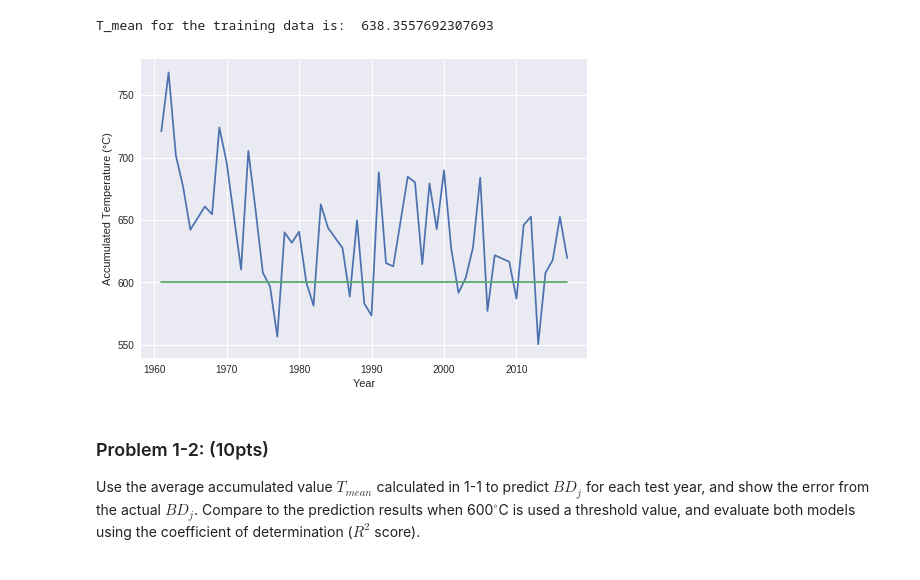
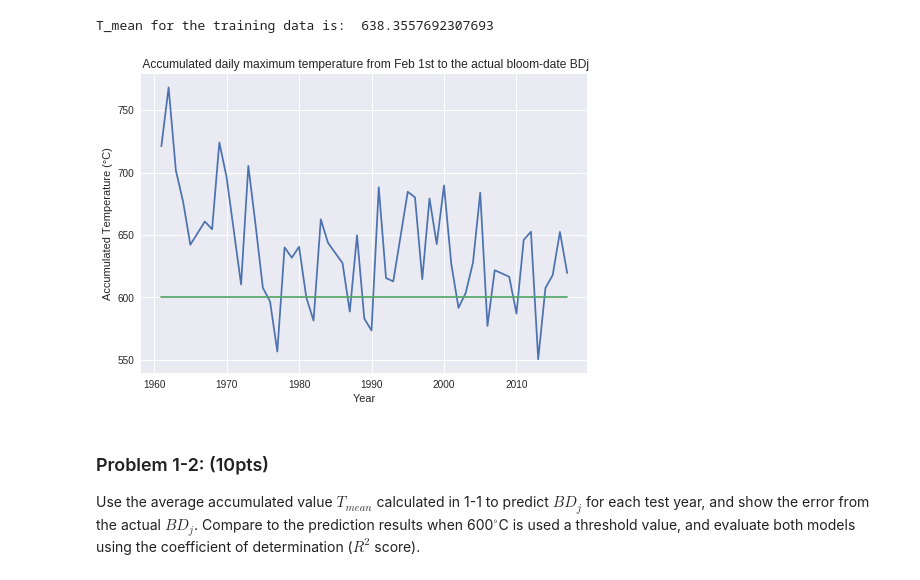
Before and after one commit to hoangloc0402/sakura-blossom, a Jupyter notebook: Exam(ENG).ipynb, the cells around one changed output. Saved outputs shown, nothing was run; the diff lists cells and outputs as text; code cells hidden in the pictures.

```diff
--- a/Exam(ENG).ipynb
+++ b/Exam(ENG).ipynb
@@ -113,4 +121,7 @@ tokyo_weather_columns = ["index", "year", "month", "date","Local average pressur
                          "Average temperature", "Highest temperature", "Lowest Temperature",
                          "Average humidity", "Minimum humidity", "Sunshine hours"]
 df_tokyo_weather.set_axis(tokyo_weather_columns, axis = "columns", inplace=True)
-df_tokyo_weather.iloc[0:5,]
+
+# Convert to Kelvin
+for index, row in df_tokyo_weather.iterrows():
+  df_tokyo_weather.loc[index, 'Average temperature K'] = row['Average temperature'] + 273.15
@@ -131,10 +149,10 @@ for idx, row in df_tokyo.iterrows():
         df_tokyo.loc[idx,'is blooming date'] = True
 # %%
 # Split the test and train data
-test_year = [1966, 1971, 1985, 1994, 2008]
-train_year = list(range(1961,2018))
-for year in test_year:
-    train_year.remove(year)
+testing_years = [1966, 1971, 1985, 1994, 2008]
+training_years = list(range(1961,2018))
+for year in testing_years:
+    training_years.remove(year)
 
 train_data = df_tokyo[~df_tokyo['year'].isin(test_year)]
 test_data = df_tokyo[df_tokyo['year'].isin(test_year)]
@@ -184,6 +202,7 @@ class predictor_600_degree_rule():
         plt.plot(self.training_years, self.accumulated_temperature)
         plt.xlabel('Year')
         plt.ylabel('Accumulated Temperature (°C)')
+        plt.title(' Accumulated daily maximum temperature from Feb 1st to the actual bloom-date BDj')
         plt.plot(self.training_years, [600]*len(self.training_years))
         plt.show()
 
@@ -216,16 +235,16 @@ class predictor_600_degree_rule():
 ### Problem 1-1: (5pts)
 From here-on, we refer to the bloom-date in a given year $j$ as $BD_{j}$. For each year in the training data, calculate the accumulated daily maximum temperature from February 1st to the actual bloom-date $BD_{j}$, and plot this accumulated value over the training period. Then, average this accumulated value as $T_{mean}$, and verify whether we should use 600$^\circ$C as a rule for Tokyo.
 # %%
-first_problem_predictor = predictor_600_degree_rule(df_tokyo)
-first_problem_predictor.fit(train_year)
+predictor_1st = predictor_600_degree_rule(df_tokyo)
+predictor_1st.fit(training_years)
 
-print('T_mean for the training data is: ', first_problem_predictor.get_T_mean())
+print('T_mean for the training data is: ', predictor_1st.get_T_mean())
 # %% [output]
 T_mean for the training data is:  638.3557692307693
 # %%
-first_problem_predictor.plot()
+predictor_1st.plot()
 # %% [output]
-[figure, old version]
+[figure, new version]
 # %% [markdown]
 ### Problem 1-2: (10pts)
 
```
Also changed, not shown: parts of 36 cells of this notebook.
